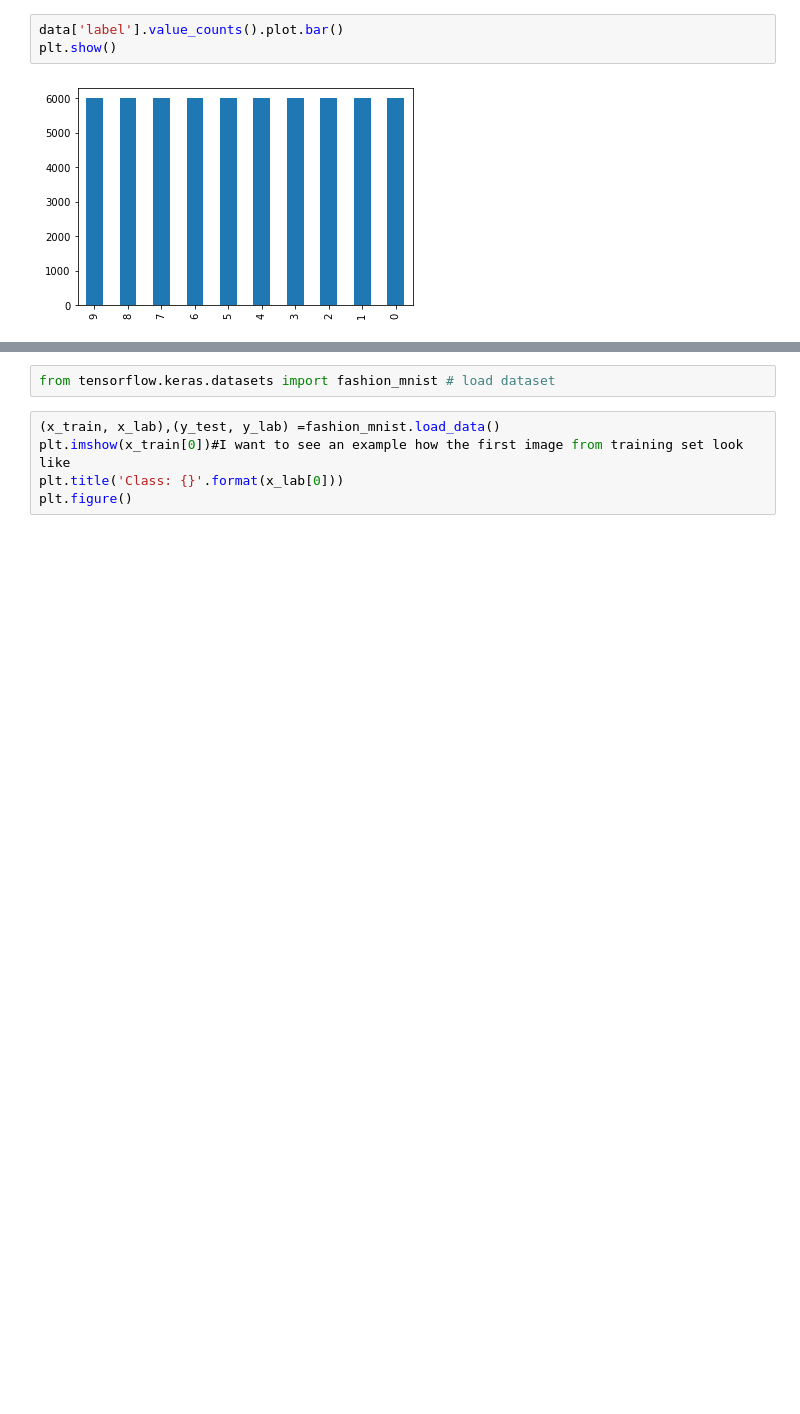
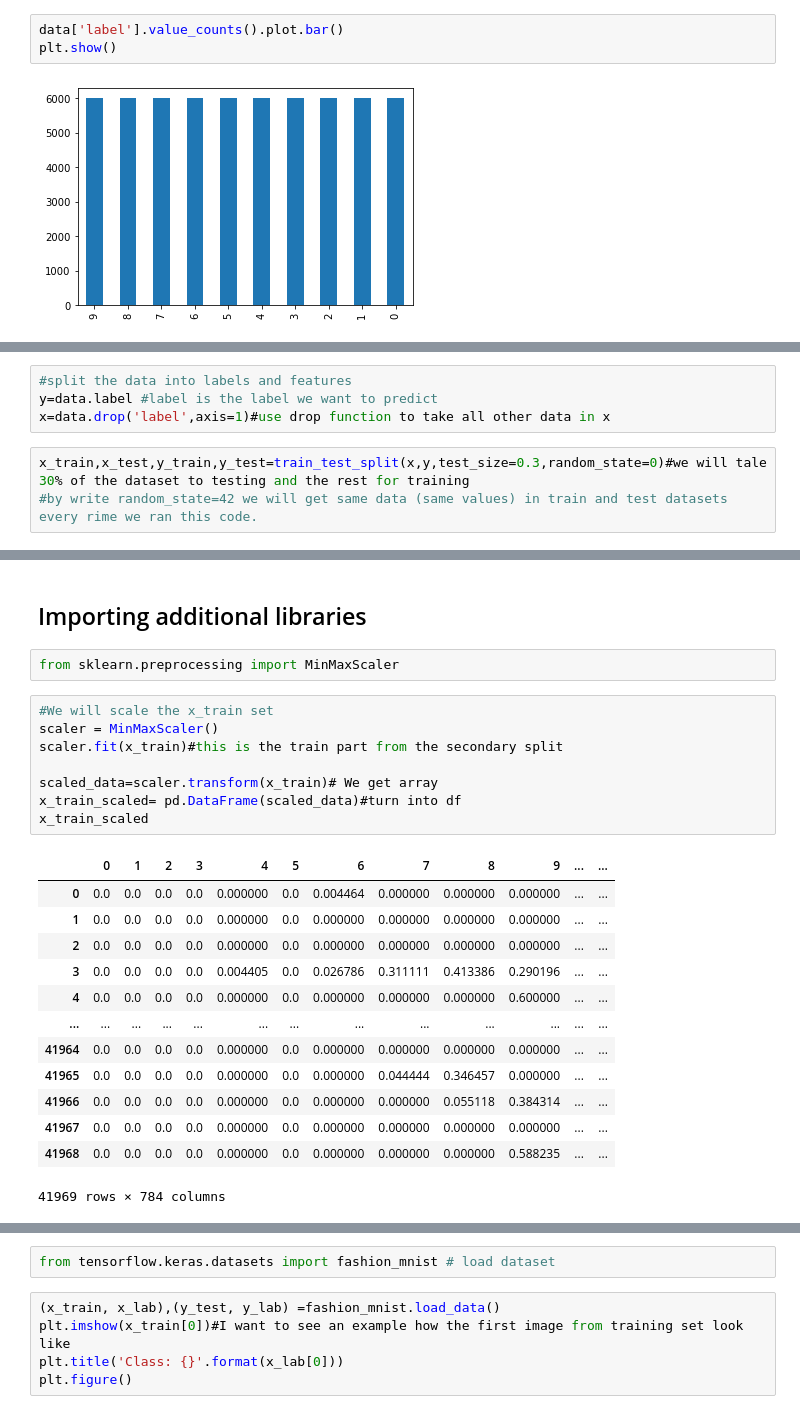
Before and after one commit to yuvalTrip/Final-Project-First-Year-Semester-B, a Jupyter notebook: Fashion-Mnist.ipynb, the cells around one changed output, grey strips where cells are left out. Saved outputs shown, nothing was run; the diff lists cells and outputs as text; blank space fills up the shorter version.

```diff
--- a/Fashion-Mnist.ipynb
+++ b/Fashion-Mnist.ipynb
@@ -100,0 +131,7 @@ plt.show()
+# %%
+#split the data into labels and features
+y=data.label #label is the label we want to predict
+x=data.drop('label',axis=1)#use drop function to take all other data in x
+# %%
+x_train,x_test,y_train,y_test=train_test_split(x,y,test_size=0.3,random_state=0)#we will tale 30% of the dataset to testing and the rest for training
+#by write random_state=42 we will get same data (same values) in train and test datasets every rime we ran this code.
@@ -100,0 +166,26 @@ plt.show()
+# %% [markdown]
+## Importing additional libraries
+# %%
+from sklearn.preprocessing import MinMaxScaler
+# %%
+#We will scale the x_train set
+scaler = MinMaxScaler()
+scaler.fit(x_train)#this is the train part from the secondary split
+
+scaled_data=scaler.transform(x_train)# We get array
+x_train_scaled= pd.DataFrame(scaled_data)#turn into df
+x_train_scaled
+# %% [output]
+|  | 0 | 1 | 2 | 3 | 4 | 5 | 6 | 7 | 8 | 9 | ... | ... |
+| 0 | 0.0 | 0.0 | 0.0 | 0.0 | 0.000000 | 0.0 | 0.004464 | 0.000000 | 0.000000 | 0.000000 | ... | ... |
+| 1 | 0.0 | 0.0 | 0.0 | 0.0 | 0.000000 | 0.0 | 0.000000 | 0.000000 | 0.000000 | 0.000000 | ... | ... |
+| 2 | 0.0 | 0.0 | 0.0 | 0.0 | 0.000000 | 0.0 | 0.000000 | 0.000000 | 0.000000 | 0.000000 | ... | ... |
+| 3 | 0.0 | 0.0 | 0.0 | 0.0 | 0.004405 | 0.0 | 0.026786 | 0.311111 | 0.413386 | 0.290196 | ... | ... |
+| 4 | 0.0 | 0.0 | 0.0 | 0.0 | 0.000000 | 0.0 | 0.000000 | 0.000000 | 0.000000 | 0.600000 | ... | ... |
+| ... | ... | ... | ... | ... | ... | ... | ... | ... | ... | ... | ... | ... |
+| 41964 | 0.0 | 0.0 | 0.0 | 0.0 | 0.000000 | 0.0 | 0.000000 | 0.000000 | 0.000000 | 0.000000 | ... | ... |
+| 41965 | 0.0 | 0.0 | 0.0 | 0.0 | 0.000000 | 0.0 | 0.000000 | 0.044444 | 0.346457 | 0.000000 | ... | ... |
+| 41966 | 0.0 | 0.0 | 0.0 | 0.0 | 0.000000 | 0.0 | 0.000000 | 0.000000 | 0.055118 | 0.384314 | ... | ... |
+| 41967 | 0.0 | 0.0 | 0.0 | 0.0 | 0.000000 | 0.0 | 0.000000 | 0.000000 | 0.000000 | 0.000000 | ... | ... |
+| 41968 | 0.0 | 0.0 | 0.0 | 0.0 | 0.000000 | 0.0 | 0.000000 | 0.000000 | 0.000000 | 0.588235 | ... | ... |
+41969 rows × 784 columns
```
Also changed, not shown: parts of 130 cells of this notebook.
